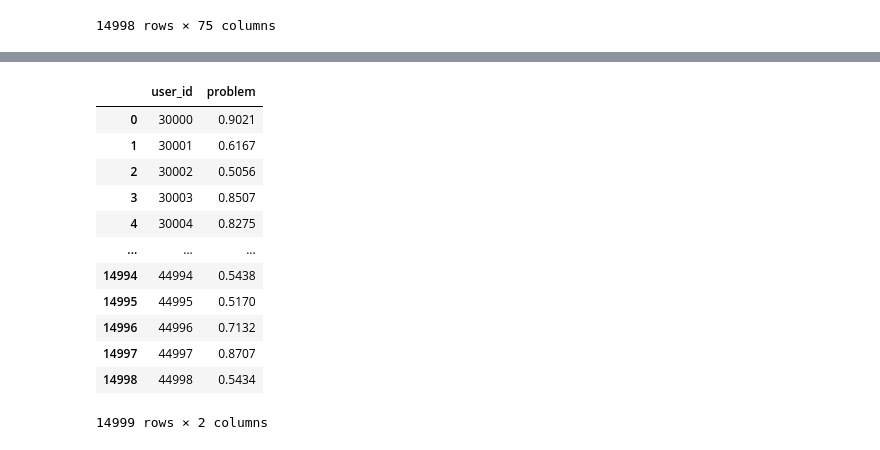
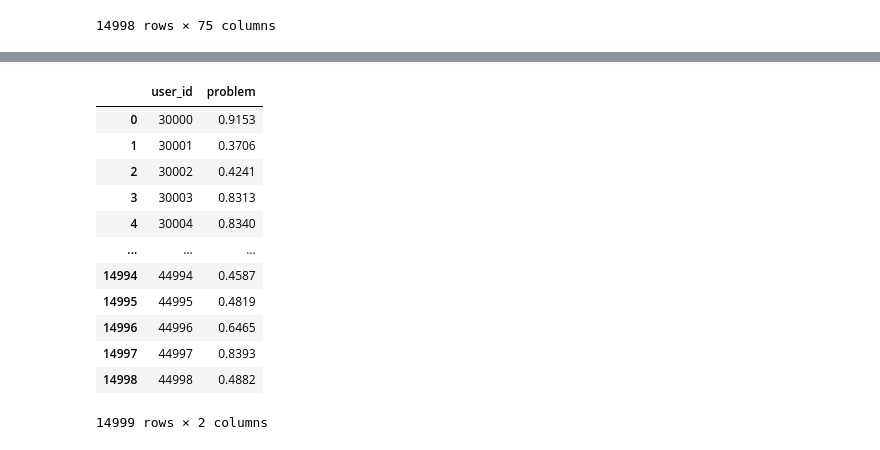
Before and after one commit to LEEHM97/machine-learning-exercises, a Jupyter notebook: 10.DAYCON대회_사용자불편예지/model_corr_case2.ipynb, the cells around one changed output, grey strips where cells are left out. Cells and saved outputs as stored; diff of their text form; code cells hidden in the pictures.

```diff
--- a/10.DAYCON대회_사용자불편예지/model_corr_case2.ipynb
+++ b/10.DAYCON대회_사용자불편예지/model_corr_case2.ipynb
@@ -269,5 +269,5 @@ best_3 = compare_models(sort = 'AUC', n_select = 3)
 # %%
-blended = blend_models(estimator_list = best_3, fold = 5, method = 'soft')
+blended = blend_models(estimator_list = best_3, optimize='AUC', method = 'soft')
 # %% [output]
 |  | Accuracy | AUC | Recall | Prec. | F1 | Kappa | MCC |
 | Fold |  |  |  |  |  |  |  |
@@ -287,10 +292,10 @@ pred_holdout = predict_model(blended)
 final_model = finalize_model(blended)
 # %%
 # pycaret의 predict_model을 사용하기 위해 test의 모든 컬럼을 정수로 변경
-t_columns = list(np.arange(0,73))
+t_columns = list(np.arange(0,74))
 test.columns = t_columns
 # %%
-predictions = predict_model(final_model, data=test)
+predictions = predict_model(final_model, data=test, raw_score=True)
 # %%
 predictions
 # %% [output]
@@ -310,4 +315,4 @@ predictions
 # %%
-user_nan = predictions.Score.mean()
+user_nan = predictions['Score_1.0'].mean()
 user_nan
 # %% [output]
@@ -367,18 +372,18 @@ Name: 13262, Length: 75, dtype: object
 # %%
-submission['problem'] = predictions['Score']
+submission['problem'] = predictions['Score_1.0']
 submission
 # %% [output]
 |  | user_id | problem |
-| 0 | 30000 | 0.9021 |
-| 1 | 30001 | 0.6167 |
-| 2 | 30002 | 0.5056 |
-| 3 | 30003 | 0.8507 |
-| 4 | 30004 | 0.8275 |
+| 0 | 30000 | 0.9153 |
+| 1 | 30001 | 0.3706 |
+| 2 | 30002 | 0.4241 |
+| 3 | 30003 | 0.8313 |
+| 4 | 30004 | 0.8340 |
 | ... | ... | ... |
-| 14994 | 44994 | 0.5438 |
-| 14995 | 44995 | 0.5170 |
-| 14996 | 44996 | 0.7132 |
-| 14997 | 44997 | 0.8707 |
-| 14998 | 44998 | 0.5434 |
+| 14994 | 44994 | 0.4587 |
+| 14995 | 44995 | 0.4819 |
+| 14996 | 44996 | 0.6465 |
+| 14997 | 44997 | 0.8393 |
+| 14998 | 44998 | 0.4882 |
 14999 rows × 2 columns
 # %%
```
Also changed, not shown: parts of 11 cells of this notebook.
